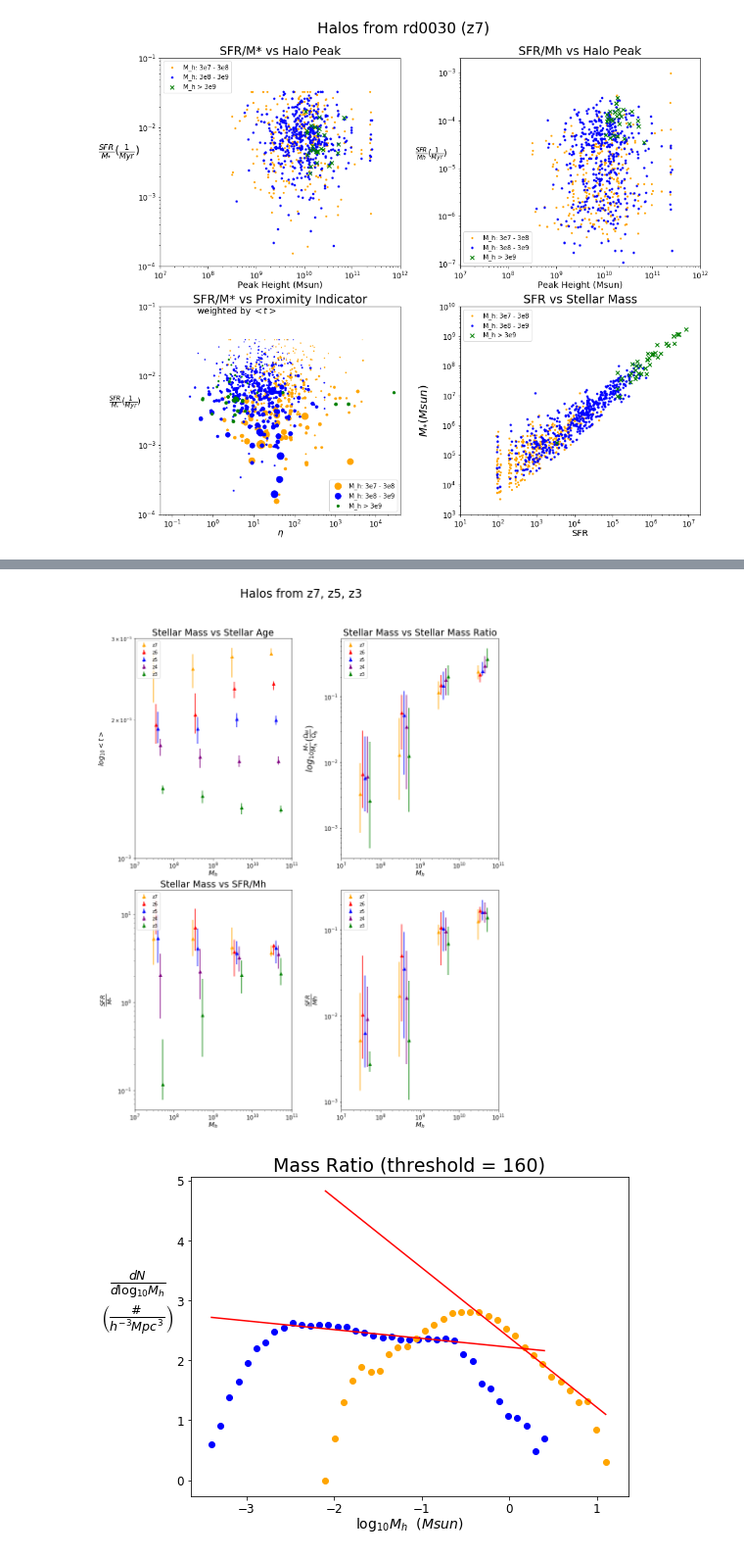
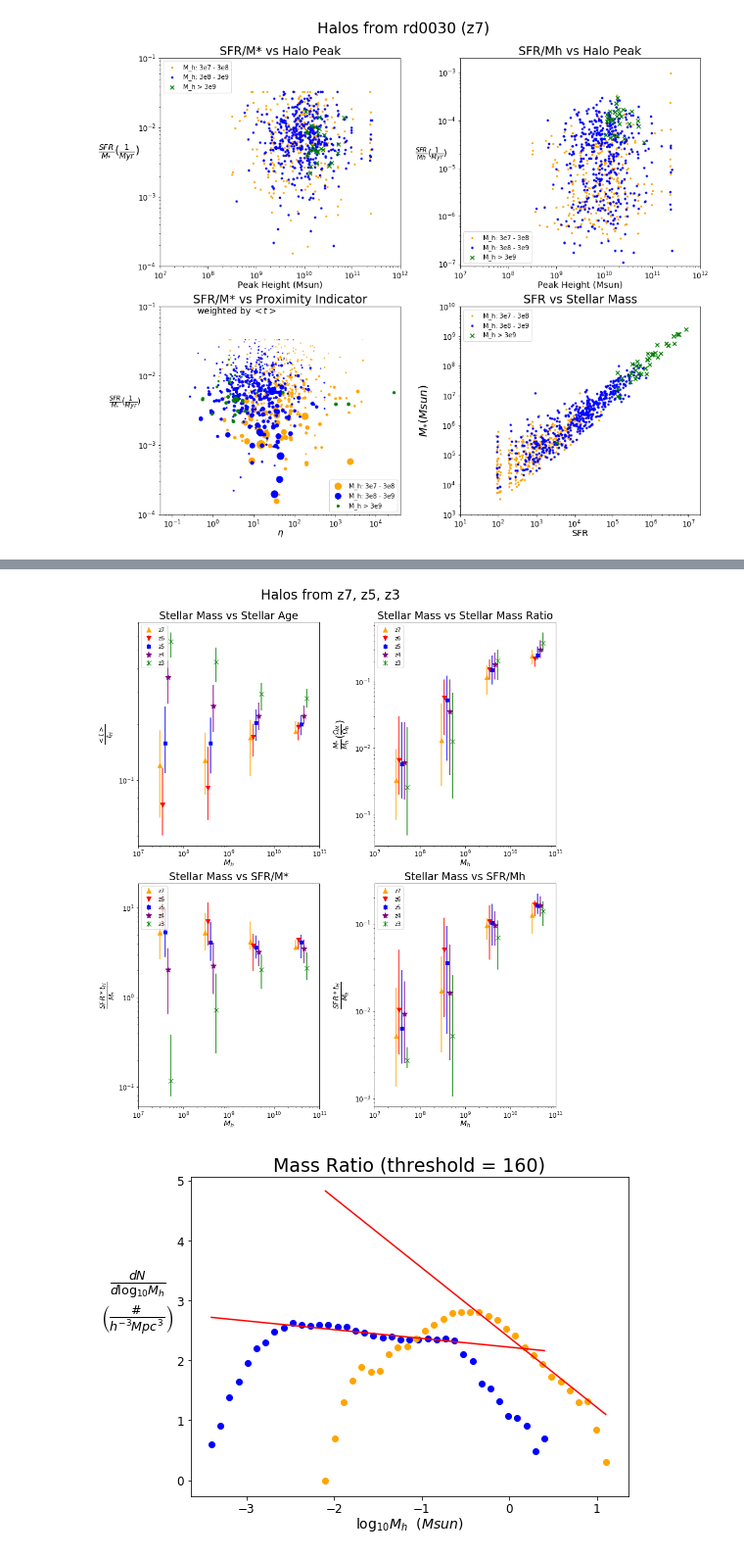
Before and after one commit to ygovil1/data-mining-galaxies, a Jupyter notebook: HaloCatalog/ratio_plotter.ipynb, the cells around one changed output, grey strips where cells are left out. Shown at 98% size. Cells and saved outputs as stored; diff of their text form; code cells hidden in the pictures.

Commit message:
update notebook with plot fixes

```diff
--- a/HaloCatalog/ratio_plotter.ipynb
+++ b/HaloCatalog/ratio_plotter.ipynb
@@ -51,7 +51,7 @@ yt : [INFO     ] 2017-07-28 10:43:26,063 Parameters: hubble_constant           =
 yt : [INFO     ] 2017-07-28 10:43:26,072 Allocating for 1.092e+04 particles (index particle type 'all')
 yt : [INFO     ] 2017-07-28 10:43:26,091 Identified 3.745e+03 octs
 # %%
-redshift_filename = './LG4_2048_40pc/rd0070/redshift0070'
+redshift_filename = './LG4_2048_40pc/rd0110/redshift0110'
 
 # load redshift and Omega values from parameter file
 with open(redshift_filename, 'rt') as param_file:
@@ -922,6 +929,6 @@ for tempdict in (plot0030, plot0050, plot0070, plot0090, plot0110):
 # %%
 # specify figure size
-fig3 = plt.figure(figsize=(12,16))
+fig3 = plt.figure(figsize=(12,14))
 ax1 = fig3.add_subplot(221)
 ax2 = fig3.add_subplot(222)
 ax3 = fig3.add_subplot(223)
@@ -939,67 +946,67 @@ plt.suptitle(figtitle2, fontsize = 24)
 ax1.set_title(agetitle, size = 19)
 ax2.set_title(massratiotitle, size = 19)
 ax3.set_title(formsteltitle, size = 19)
-ax3.set_title(formratiotitle, size = 19)
+ax4.set_title(formratiotitle, size = 19)
 
 # create plots
 ax1.errorbar(plot0030['massbins'], plot0030['agemeds'], yerr = [plot0030['agelows'], plot0030['agehighs']],
-             c = 'orange', marker="^", linestyle='None', label = 'z7')
+             c = 'orange', marker="^", ms = 8, linestyle='None', label = 'z7')
 ax1.errorbar(plot0050['massbins'], plot0050['agemeds'], yerr = [plot0050['agelows'], plot0050['agehighs']],
-             c = 'red', marker="^", linestyle='None', label = 'z6')
+             c = 'red', marker="v", ms = 8, linestyle='None', label = 'z6')
 ax1.errorbar(plot0070['massbins'], plot0070['agemeds'], yerr = [plot0070['agelows'], plot0070['agehighs']],
-             c = 'blue', marker="^", linestyle='None', label = 'z5')
+             c = 'blue', marker="s", linestyle='None', label = 'z5')
 ax1.errorbar(plot0090['massbins'], plot0090['agemeds'], yerr = [plot0090['agelows'], plot0090['agehighs']],
-             c = 'purple', marker="^", linestyle='None', label = 'z4')
+             c = 'purple', marker="*", ms = 10, linestyle='None', label = 'z4')
 ax1.errorbar(plot0110['massbins'], plot0110['agemeds'], yerr = [plot0110['agelows'], plot0110['agehighs']],
-             c = 'green', marker="^", linestyle='None', label = 'z3')
+             c = 'green', marker="x", ms = 8, linestyle='None', label = 'z3')
 
 ax2.errorbar(plot0030['massbins'], plot0030['stelmeds'], yerr = [plot0030['stellows'], plot0030['stelhighs']],
-             c = 'orange', marker="^", linestyle='None', label = 'z7')
+             c = 'orange', marker="^", ms = 8, linestyle='None', label = 'z7')
 ax2.errorbar(plot0050['massbins'], plot0050['stelmeds'], yerr = [plot0050['stellows'], plot0050['stelhighs']],
-             c = 'red', marker="^", linestyle='None', label = 'z6')
+             c = 'red', marker="v", ms = 8, linestyle='None', label = 'z6')
 ax2.errorbar(plot0070['massbins'], plot0070['stelmeds'], yerr = [plot0070['stellows'], plot0070['stelhighs']],
-             c = 'blue', marker="^", linestyle='None', label = 'z5')
+             c = 'blue', marker="s", linestyle='None', label = 'z5')
 ax2.errorbar(plot0090['massbins'], plot0090['stelmeds'], yerr = [plot0090['stellows'], plot0090['stelhighs']],
-             c = 'purple', marker="^", linestyle='None', label = 'z4')
+             c = 'purple', marker="*", ms = 10, linestyle='None', label = 'z4')
 ax2.errorbar(plot0110['massbins'], plot0110['stelmeds'], yerr = [plot0110['stellows'], plot0110['stelhighs']],
-             c = 'green', marker="^", linestyle='None', label = 'z3')
+             c = 'green', marker="x", ms = 8, linestyle='None', label = 'z3')
 
 ax3.errorbar(plot0030['massbins'], plot0030['formstelmeds'], yerr = [plot0030['formstellows'], plot0030['formstelhighs']],
-             c = 'orange', marker="^", linestyle='None', label = 'z7')
+             c = 'orange', marker="^", ms = 8, linestyle='None', label = 'z7')
 ax3.errorbar(plot0050['massbins'], plot0050['formstelmeds'], yerr = [plot0050['formstellows'], plot0050['formstelhighs']],
-             c = 'red', marker="^", linestyle='None', label = 'z6')
+             c = 'red', marker="v", ms = 8, linestyle='None', label = 'z6')
 ax3.errorbar(plot0070['massbins'], plot0070['formstelmeds'], yerr = [plot0070['formstellows'], plot0070['formstelhighs']],
-             c = 'blue', marker="^", linestyle='None', label = 'z5')
+             c = 'blue', marker="s", linestyle='None', label = 'z5')
 ax3.errorbar(plot0090['massbins'], plot0090['formstelmeds'], yerr = [plot0090['formstellows'], plot0090['formstelhighs']],
-             c = 'purple', marker="^", linestyle='None', label = 'z4')
+             c = 'purple', marker="*", ms = 10, linestyle='None', label = 'z4')
 ax3.errorbar(plot0110['massbins'], plot0110['formstelmeds'], yerr = [plot0110['formstellows'], plot0110['formstelhighs']],
-             c = 'green', marker="^", linestyle='None', label = 'z3')
+             c = 'green', marker="x", ms = 8, linestyle='None', label = 'z3')
 
 ax4.errorbar(plot0030['massbins'], plot0030['formratiomeds'], yerr = [plot0030['formratiolows'], plot0030['formratiohighs']],
-             c = 'orange', marker="^", linestyle='None', label = 'z7')
+             c = 'orange', marker="^", ms = 8, linestyle='None', label = 'z7')
 ax4.errorbar(plot0050['massbins'], plot0050['formratiomeds'], yerr = [plot0050['formratiolows'], plot0050['formratiohighs']],
-             c = 'red', marker="^", linestyle='None', label = 'z6')
+             c = 'red', marker="v", ms = 8, linestyle='None', label = 'z6')
 ax4.errorbar(plot0070['massbins'], plot0070['formratiomeds'], yerr = [plot0070['formratiolows'], plot0070['formratiohighs']],
-             c = 'blue', marker="^", linestyle='None', label = 'z5')
+             c = 'blue', marker="s", linestyle='None', label = 'z5')
 ax4.errorbar(plot0090['massbins'], plot0090['formratiomeds'], yerr = [plot0090['formratiolows'], plot0090['formratiohighs']],
-             c = 'purple', marker="^", linestyle='None', label = 'z4')
+             c = 'purple', marker="*", ms = 10, linestyle='None', label = 'z4')
 ax4.errorbar(plot0110['massbins'], plot0110['formratiomeds'], yerr = [plot0110['formratiolows'], plot0110['formratiohighs']],
-             c = 'green', marker="^", linestyle='None', label = 'z3')
+             c = 'green', marker="x", ms = 8, linestyle='None', label = 'z3')
 
 # create axis labels
-agelab = r"$log_{10}<t>$"
-ratiolab = r"$log_{10}\frac{M_{*}}{M_h} (\frac{\Omega_M}{\Omega_b})$"
-formratiolab = r"$\frac{SFR}{Mh}$"
-formstellab = r"$\frac{SFR}{M_{*}}$"
+agelab = r"$\frac{<t>}{t_H}$"
+ratiolab = r"$\frac{M_{*}}{M_h} (\frac{\Omega_M}{\Omega_b})$"
+formratiolab = r"$\frac{SFR*t_H}{M_h}$"
+formstellab = r"$\frac{SFR*t_H}{M_{*}}$"
 masslab = r"$M_h$"
 ax1.set_xlabel(masslab, size = 14, labelpad= 0)
-ax1.set_ylabel(agelab, rotation = 90, size = 14, labelpad= 10)
+ax1.set_ylabel(agelab, rotation = 90, size = 18, labelpad= 7)
 ax2.set_xlabel(masslab, size = 14, labelpad= 0)
-ax2.set_ylabel(ratiolab, rotation = 90, size = 18, labelpad= 10)
+ax2.set_ylabel(ratiolab, rotation = 90, size = 18, labelpad= 7)
 ax3.set_xlabel(masslab, size = 14, labelpad= 0)
-ax3.set_ylabel(formstellab, rotation = 90, size = 18, labelpad= 10)
+ax3.set_ylabel(formstellab, rotation = 90, size = 18, labelpad= 7)
 ax4.set_xlabel(masslab, size = 14, labelpad= 0)
-ax4.set_ylabel(formratiolab, rotation = 90, size = 18, labelpad= 10)
+ax4.set_ylabel(formratiolab, rotation = 90, size = 18, labelpad= 7)
 
 # create axis ticks
 ax1.set_xscale('log')
@@ -1011,36 +1018,36 @@ ax2.set_yscale('log')
 ax2.tick_params(axis='x', which='major', labelsize=12)
 ax2.tick_params(axis='y', which='major', labelsize=12)
 ax3.set_xscale('log')
 ax3.set_yscale('log')
 ax3.tick_params(axis='x', which='major', labelsize=12)
 ax3.tick_params(axis='y', which='major', labelsize=12)
 ax4.set_xscale('log')
 ax4.set_yscale('log')
 ax4.tick_params(axis='x', which='major', labelsize=12)
 ax4.tick_params(axis='y', which='major', labelsize=12)
 
 # set axis limits
 ax1.set_xlim([1e7, 1e11])
-ax1.set_ylim([1e-3, 3e-3])
+# ax1.set_ylim([1e-3, 3e-3])
 ax2.set_xlim([1e7, 1e11])
 # ax2.set_ylim([-4.2, -1])
 ax3.set_xlim([1e7, 1e11])
 # ax3.set_ylim([1e-5, 1e-1])
 ax4.set_xlim([1e7, 1e11])
 # ax4.set_ylim([1e-7, 6e-4])
 
 # add legend
 ax1.legend(loc = 'upper left')
 ax2.legend(loc = 'upper left')
 ax3.legend(loc = 'upper left')
 ax4.legend(loc = 'upper left')
 
 # adjust spacing and show
 plt.tight_layout()
-fig3.subplots_adjust(top=0.89)
+fig3.subplots_adjust(top=0.92)
 plt.show()
 # %% [output]
-[figure, old version]
+[figure, new version]
 # %%
 # create function that returns omegas and time now
 def findOmegas(filename):
```
Also changed, not shown: parts of 5 cells of this notebook.
